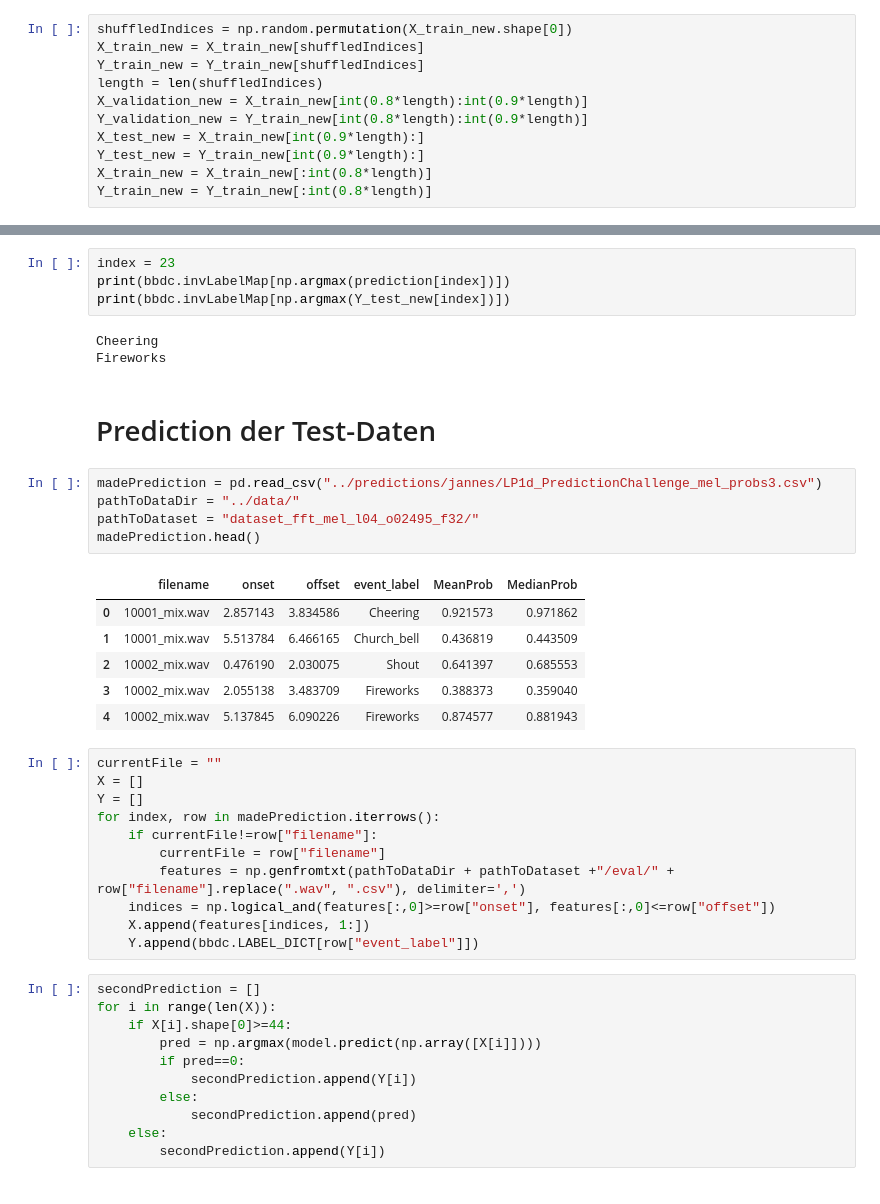
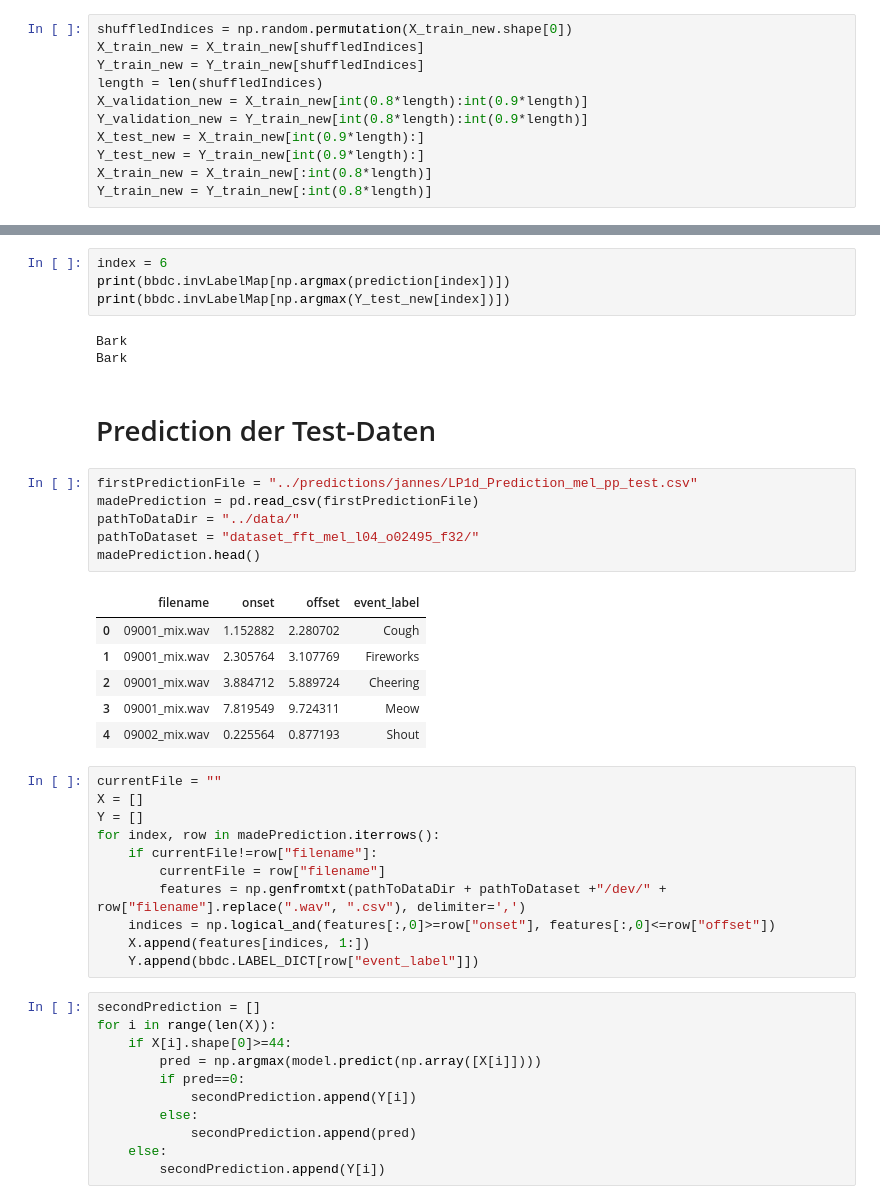
Before and after one commit to ajochim/bbdc2021, a Jupyter notebook: trainings/simple_AudioSet_Classification_jannes.ipynb, the cells around one changed output, grey strips where cells are left out. Drawn from its saved outputs; the diff is of its cells as text.

```diff
--- a/trainings/simple_AudioSet_Classification_jannes.ipynb
+++ b/trainings/simple_AudioSet_Classification_jannes.ipynb
@@ -144,24 +151,25 @@ scores = model.evaluate(X_test_new, Y_test_new)
 # %%
-index = 23
+index = 6
 print(bbdc.invLabelMap[np.argmax(prediction[index])])
 print(bbdc.invLabelMap[np.argmax(Y_test_new[index])])
 # %% [output]
-Cheering
-Fireworks
+Bark
+Bark
 # %% [markdown]
 # Prediction der Test-Daten
 # %%
-madePrediction = pd.read_csv("../predictions/jannes/LP1d_PredictionChallenge_mel_probs3.csv")
+firstPredictionFile = "../predictions/jannes/LP1d_Prediction_mel_pp_test.csv"
+madePrediction = pd.read_csv(firstPredictionFile)
 pathToDataDir = "../data/"
 pathToDataset = "dataset_fft_mel_l04_o02495_f32/"
 madePrediction.head()
 # %% [output]
-|  | filename | onset | offset | event_label | MeanProb | MedianProb |
-| 0 | 10001_mix.wav | 2.857143 | 3.834586 | Cheering | 0.921573 | 0.971862 |
-| 1 | 10001_mix.wav | 5.513784 | 6.466165 | Church_bell | 0.436819 | 0.443509 |
-| 2 | 10002_mix.wav | 0.476190 | 2.030075 | Shout | 0.641397 | 0.685553 |
-| 3 | 10002_mix.wav | 2.055138 | 3.483709 | Fireworks | 0.388373 | 0.359040 |
-| 4 | 10002_mix.wav | 5.137845 | 6.090226 | Fireworks | 0.874577 | 0.881943 |
+|  | filename | onset | offset | event_label |
+| 0 | 09001_mix.wav | 1.152882 | 2.280702 | Cough |
+| 1 | 09001_mix.wav | 2.305764 | 3.107769 | Fireworks |
+| 2 | 09001_mix.wav | 3.884712 | 5.889724 | Cheering |
+| 3 | 09001_mix.wav | 7.819549 | 9.724311 | Meow |
+| 4 | 09002_mix.wav | 0.225564 | 0.877193 | Shout |
 # %%
 currentFile = ""
 X = []
@@ -169,7 +177,7 @@ Y = []
 for index, row in madePrediction.iterrows():
     if currentFile!=row["filename"]:
         currentFile = row["filename"]
-        features = np.genfromtxt(pathToDataDir + pathToDataset +"/eval/" + row["filename"].replace(".wav", ".csv"), delimiter=',')
+        features = np.genfromtxt(pathToDataDir + pathToDataset +"/dev/" + row["filename"].replace(".wav", ".csv"), delimiter=',')
     indices = np.logical_and(features[:,0]>=row["onset"], features[:,0]<=row["offset"])
     X.append(features[indices, 1:])
     Y.append(bbdc.LABEL_DICT[row["event_label"]])
```
Also changed, not shown: parts of 13 cells of this notebook, 5 other files.
